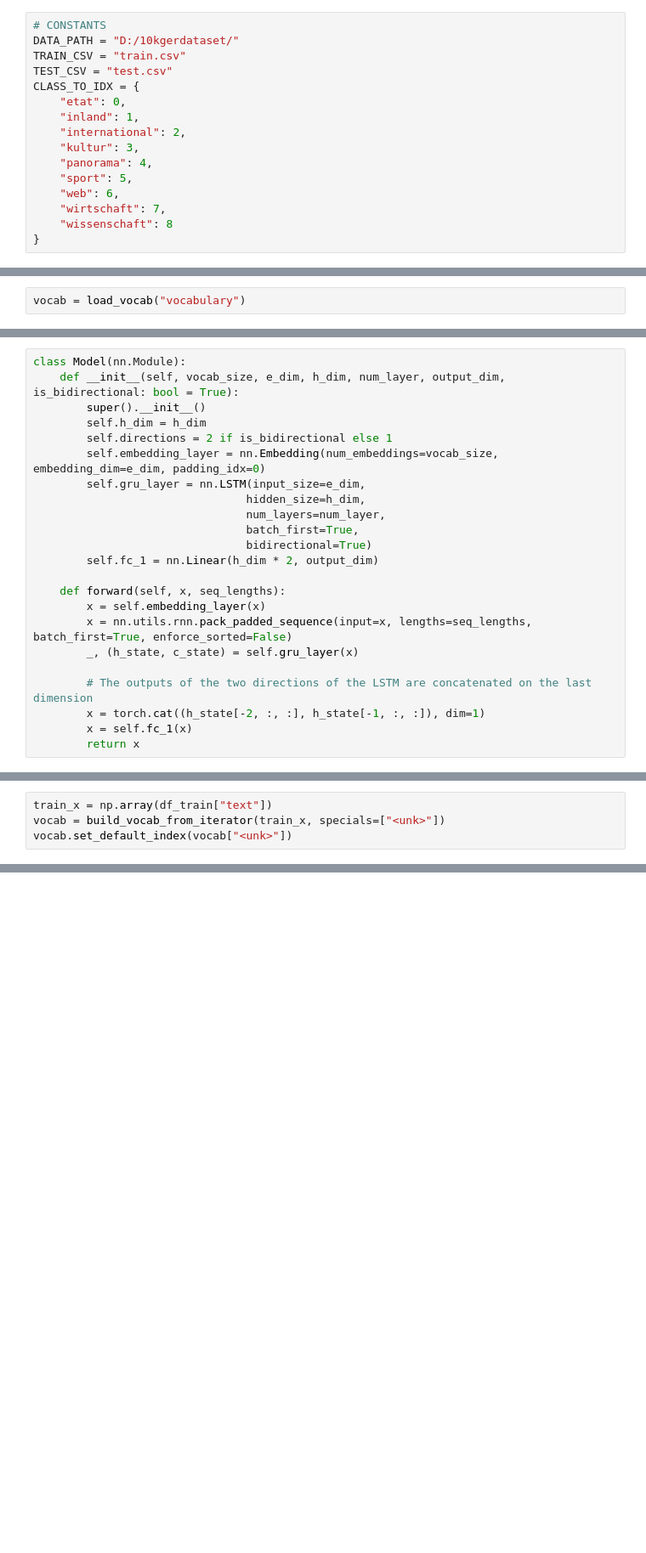
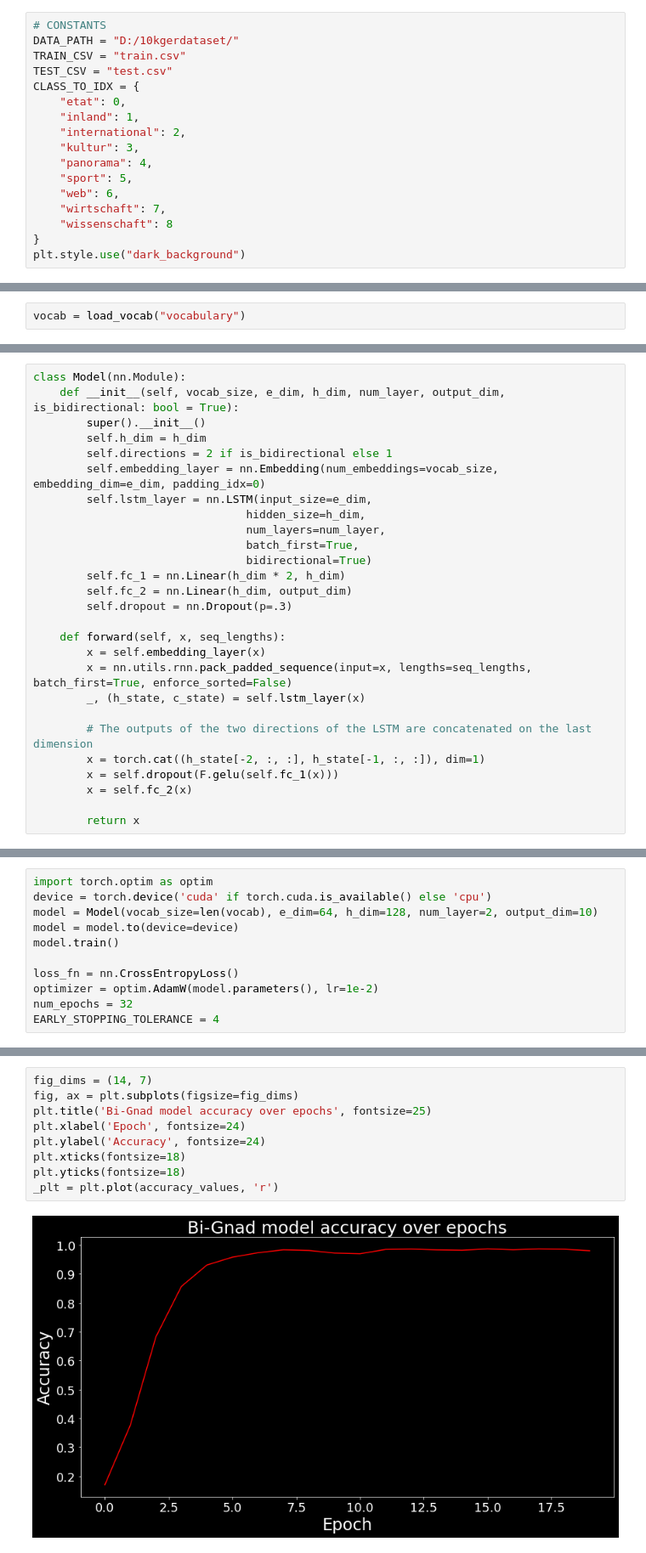
Before and after one commit to volkovwashere/german-article-classifier, a Jupyter notebook: notebooks/training_pytorch.ipynb, the cells around one changed output, grey strips where cells are left out. Shown: that part at 85% size. Cells and saved outputs as stored; diff of their text form; blank space fills up the shorter version.

```diff
--- a/notebooks/training_pytorch.ipynb
+++ b/notebooks/training_pytorch.ipynb
@@ -33,6 +33,7 @@ CLASS_TO_IDX = {
     "wirtschaft": 7,
     "wissenschaft": 8
 }
+plt.style.use("dark_background")
 # %%
 try:
     df_train = pd.read_csv(os.path.join(DATA_PATH, TRAIN_CSV))
@@ -136,19 +133,23 @@ class Model(nn.Module):
         self.h_dim = h_dim
         self.directions = 2 if is_bidirectional else 1
         self.embedding_layer = nn.Embedding(num_embeddings=vocab_size, embedding_dim=e_dim, padding_idx=0)
-        self.gru_layer = nn.LSTM(input_size=e_dim,
+        self.lstm_layer = nn.LSTM(input_size=e_dim,
                                 hidden_size=h_dim,
                                 num_layers=num_layer,
                                 batch_first=True,
                                 bidirectional=True)
-        self.fc_1 = nn.Linear(h_dim * 2, output_dim)
+        self.fc_1 = nn.Linear(h_dim * 2, h_dim)
+        self.fc_2 = nn.Linear(h_dim, output_dim)
+        self.dropout = nn.Dropout(p=.3)
 
     def forward(self, x, seq_lengths):
         x = self.embedding_layer(x)
         x = nn.utils.rnn.pack_padded_sequence(input=x, lengths=seq_lengths, batch_first=True, enforce_sorted=False)
-        _, (h_state, c_state) = self.gru_layer(x)
+        _, (h_state, c_state) = self.lstm_layer(x)
 
         # The outputs of the two directions of the LSTM are concatenated on the last dimension
         x = torch.cat((h_state[-2, :, :], h_state[-1, :, :]), dim=1)
-        x = self.fc_1(x)
+        x = self.dropout(F.gelu(self.fc_1(x)))
+        x = self.fc_2(x)
+
         return x
@@ -238,4 +155,0 @@ dense_layer = torch.nn.Linear(in_features_shape[1], 8)
-# %%
-train_x = np.array(df_train["text"])
-vocab = build_vocab_from_iterator(train_x, specials=["<unk>"])
-vocab.set_default_index(vocab["<unk>"])
@@ -259,0 +156,11 @@ import torchtext
+# %%
+import torch.optim as optim
+device = torch.device('cuda' if torch.cuda.is_available() else 'cpu')
+model = Model(vocab_size=len(vocab), e_dim=64, h_dim=128, num_layer=2, output_dim=10)
+model = model.to(device=device)
+model.train()
+
+loss_fn = nn.CrossEntropyLoss()
+optimizer = optim.AdamW(model.parameters(), lr=1e-2)
+num_epochs = 32
+EARLY_STOPPING_TOLERANCE = 4
@@ -259,0 +233,11 @@ import torchtext
+# %%
+fig_dims = (14, 7)
+fig, ax = plt.subplots(figsize=fig_dims)
+plt.title('Bi-Gnad model accuracy over epochs', fontsize=25)
+plt.xlabel('Epoch', fontsize=24)
+plt.ylabel('Accuracy', fontsize=24)
+plt.xticks(fontsize=18)
+plt.yticks(fontsize=18)
+_plt = plt.plot(accuracy_values, 'r')
+# %% [output]
+[figure, added]
```
Also changed, not shown: parts of 29 cells of this notebook, 2 other files.
